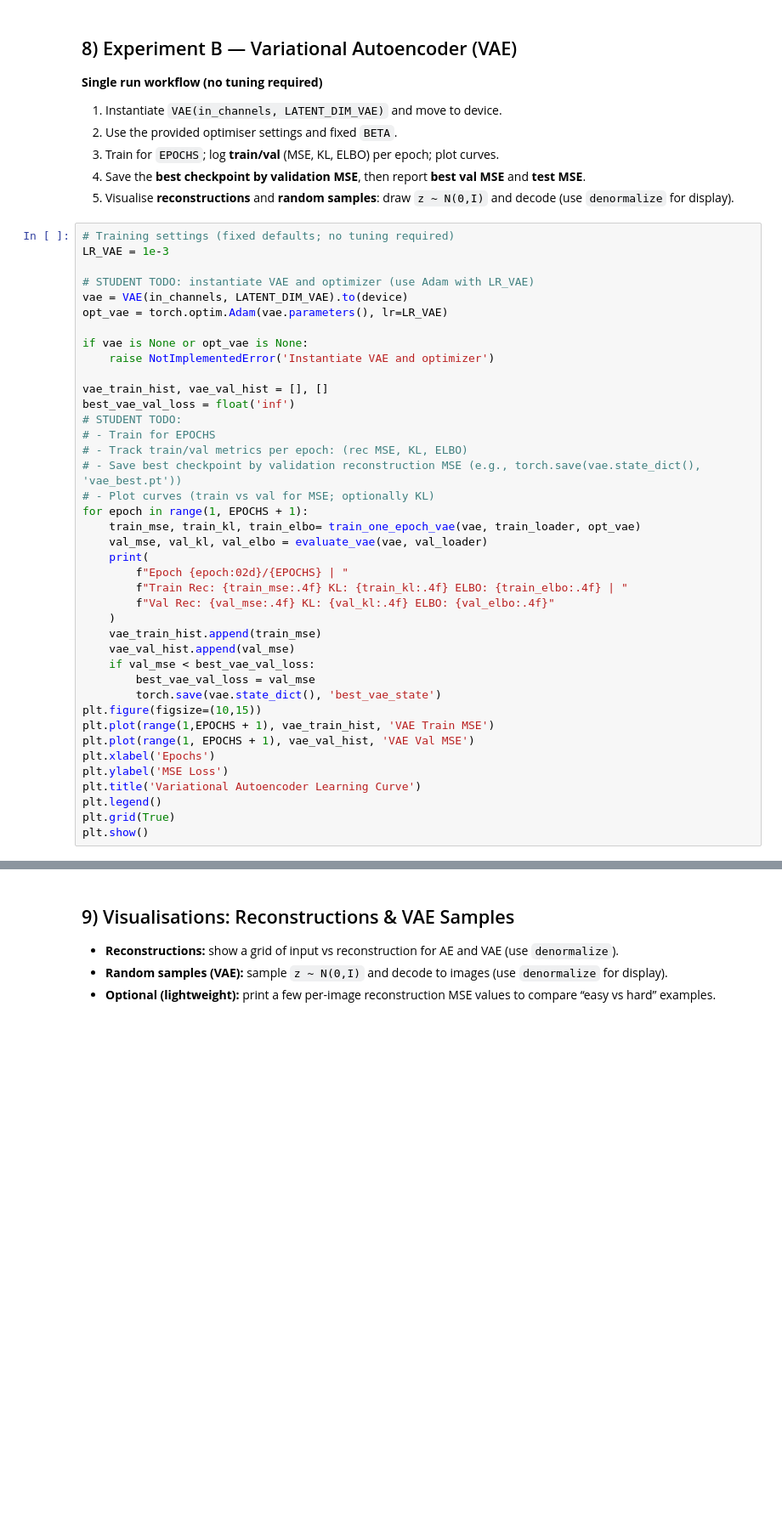
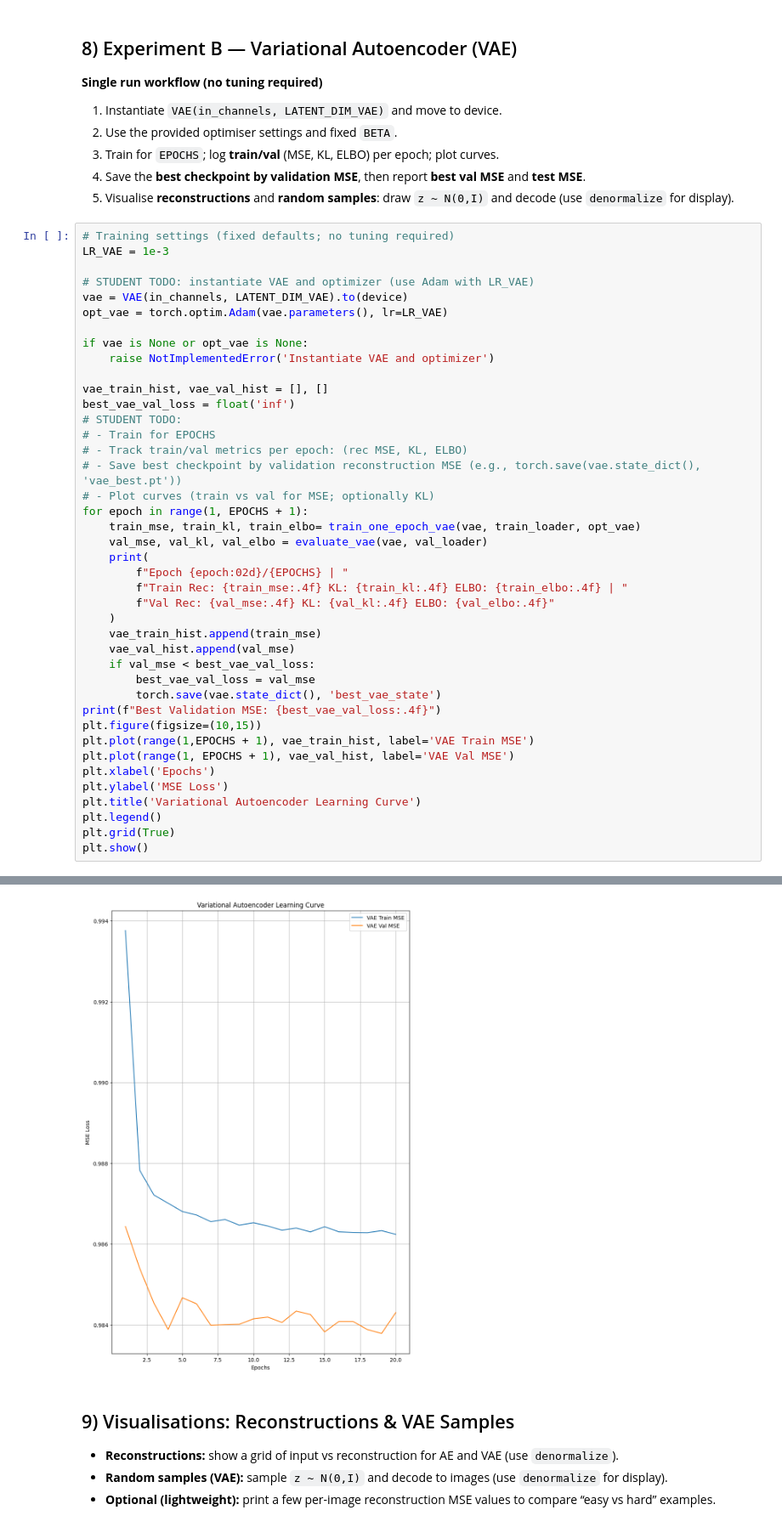
Before and after one commit to Babagesh/AutoEncoder-Cifar10, a Jupyter notebook: assignment5_ae_vae_min.ipynb, the cells around one changed output, grey strips where cells are left out. Shown at 85% size. Drawn from its saved outputs; the diff is of its cells as text; blank space fills up the shorter version.

Commit message:
added benchmark testing for printing best validation results

```diff
--- a/assignment5_ae_vae_min.ipynb
+++ b/assignment5_ae_vae_min.ipynb
@@ -422,9 +420,10 @@ for epoch in range(1, EPOCHS + 1):
     if val_mse < best_vae_val_loss:
         best_vae_val_loss = val_mse
         torch.save(vae.state_dict(), 'best_vae_state')
+print(f"Best Validation MSE: {best_vae_val_loss:.4f}")
 plt.figure(figsize=(10,15))
-plt.plot(range(1,EPOCHS + 1), vae_train_hist, 'VAE Train MSE')
-plt.plot(range(1, EPOCHS + 1), vae_val_hist, 'VAE Val MSE')
+plt.plot(range(1,EPOCHS + 1), vae_train_hist, label='VAE Train MSE')
+plt.plot(range(1, EPOCHS + 1), vae_val_hist, label='VAE Val MSE')
 plt.xlabel('Epochs')
 plt.ylabel('MSE Loss')
 plt.title('Variational Autoencoder Learning Curve')
@@ -438,3 +451,4 @@ TypeError: '<' not supported between instances of 'float' and 'tuple'
+[figure, added]
 # %% [markdown]
 ## 9) Visualisations: Reconstructions & VAE Samples
 
```
Also changed, not shown: parts of 2 cells of this notebook.
